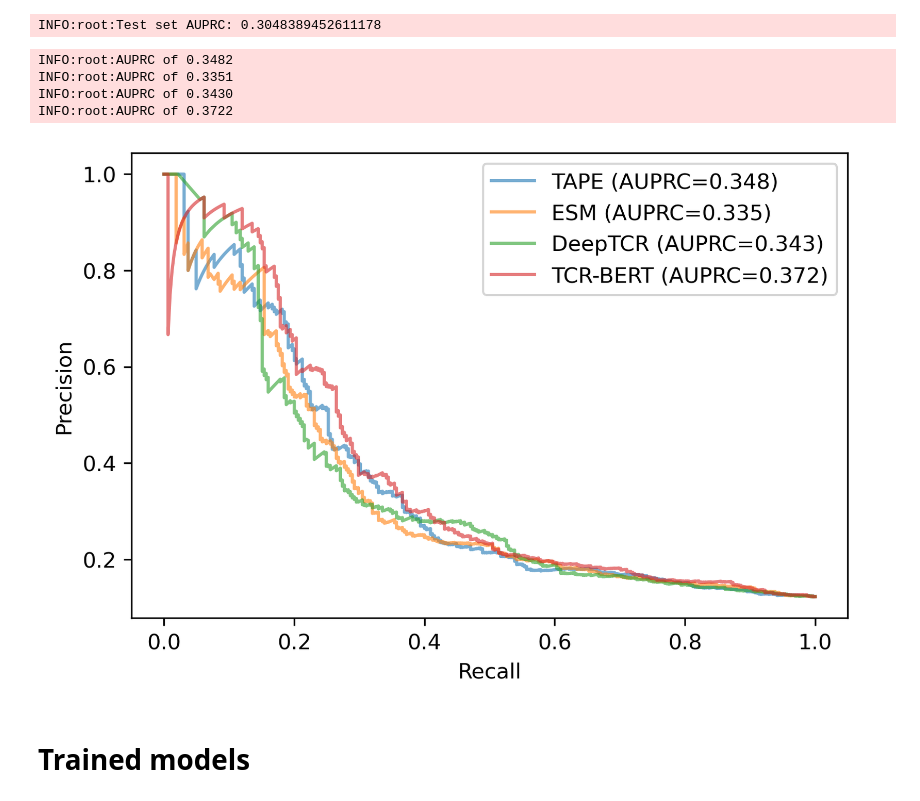
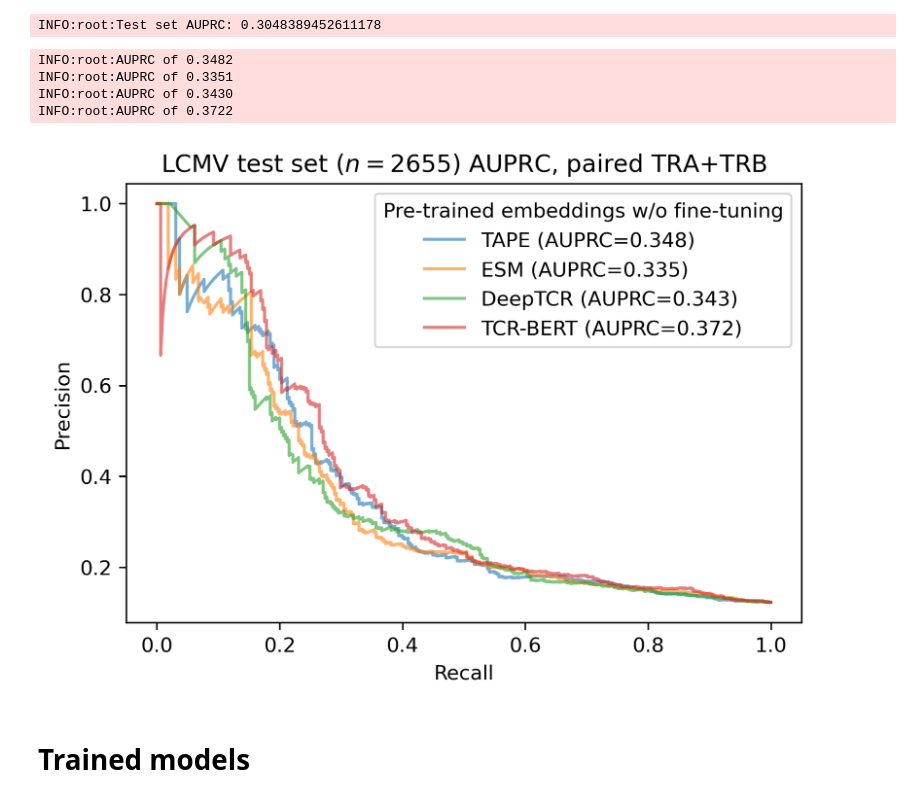
Before and after one commit to wukevin/tcr-bert, a Jupyter notebook: jupyter/lcmv_test_set_comparison.ipynb, the cells around one changed output. Cells and saved outputs as stored; diff of their text form; code cells hidden in the pictures.

Commit message:
Update plot labelling

```diff
--- a/jupyter/lcmv_test_set_comparison.ipynb
+++ b/jupyter/lcmv_test_set_comparison.ipynb
@@ -265,35 +265,40 @@ plot_utils.plot_auprc(
     alpha=0.6,
     ax=ax,
 )
 plot_utils.plot_auprc(
     lcmv_test['label'],
     esm_lcmv_test_preds,
     label_prefix="ESM",
     alpha=0.6,
     ax=ax,
 )
 plot_utils.plot_auprc(
     lcmv_test['label'],
     deeptcr_lcmv_test_preds,
     label_prefix="DeepTCR",
     alpha=0.6,
     ax=ax,
 )
 plot_utils.plot_auprc(
     lcmv_test['label'],
     tcrbert_lcmv_test_preds,
     label_prefix="TCR-BERT",
     alpha=0.6,
     ax=ax,
 )
-ax.legend()
+ax.legend(title="Pre-trained embeddings w/o fine-tuning")
+
+ax.set(
+    title=f"LCMV test set ($n={len(lcmv_test)}$) AUPRC, paired TRA+TRB",
+)
+
 fig.show()
 # %% [output]
 INFO:root:AUPRC of 0.3482
 INFO:root:AUPRC of 0.3351
 INFO:root:AUPRC of 0.3430
 INFO:root:AUPRC of 0.3722
-[figure, old version]
+[figure, new version]
 # %% [markdown]
 # Trained models
 # %%
```
